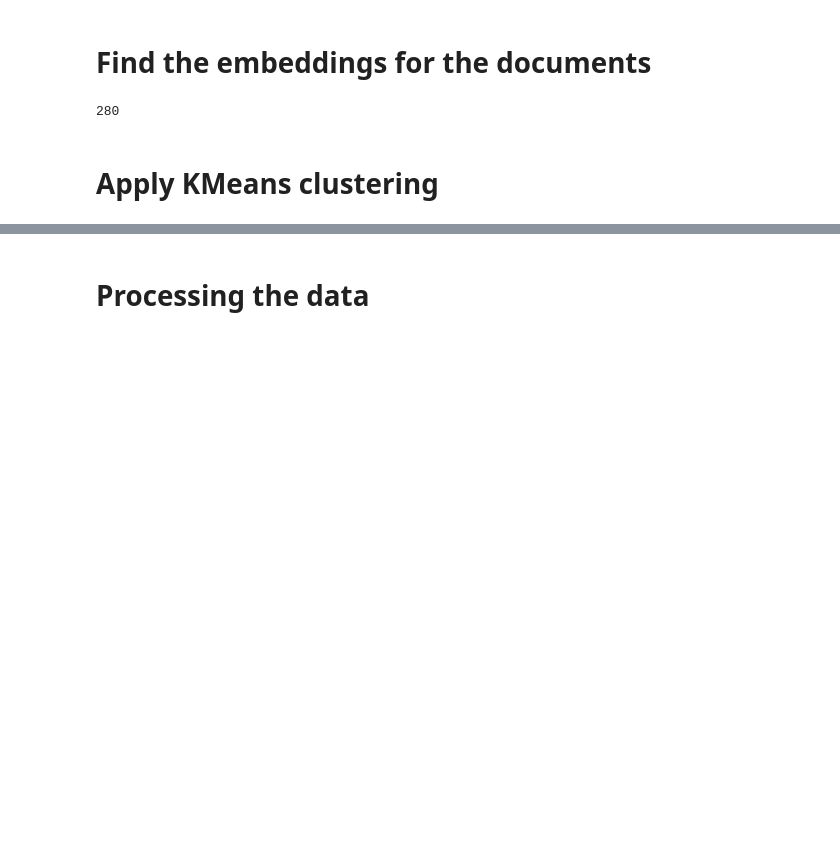
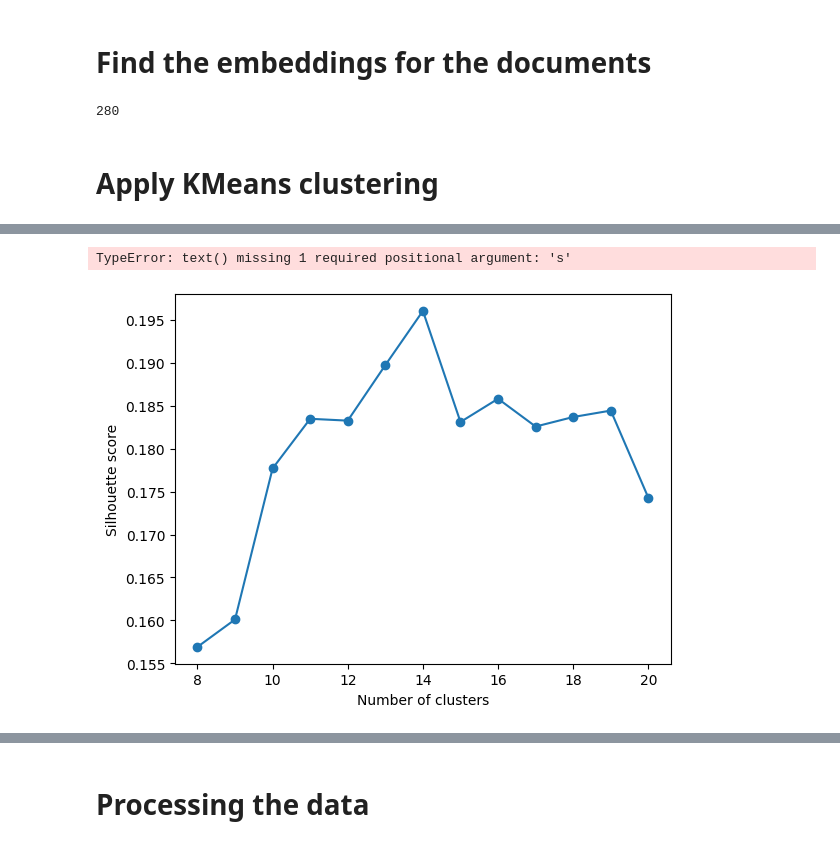
Before and after one commit to mohitgureja/Gen-AI-JAM, a Jupyter notebook: AI_JAM.ipynb, the cells around one changed output, grey strips where cells are left out. Saved outputs shown, nothing was run; the diff lists cells and outputs as text; code cells hidden in the pictures; blank space fills up the shorter version.

```diff
--- a/AI_JAM.ipynb
+++ b/AI_JAM.ipynb
@@ -64 +80,13 @@ plt.show()
+# %%
+# Plot silhouette scores
+silhouette_scores = silhouette_scores[7:20]
+plt.plot(range_n_clusters, silhouette_scores, marker='o')
+plt.xlabel('Number of clusters')
+plt.ylabel('Silhouette score')
+plt.text(range_n_clusters, silhouette_scores)
+plt.title('Silhouette Method for Optimal K')
+plt.show()
+# %% [output]
+TypeError: text() missing 1 required positional argument: 's'
+[figure, added]
 # %% [markdown]
```
Also changed, not shown: parts of 10 cells of this notebook.
